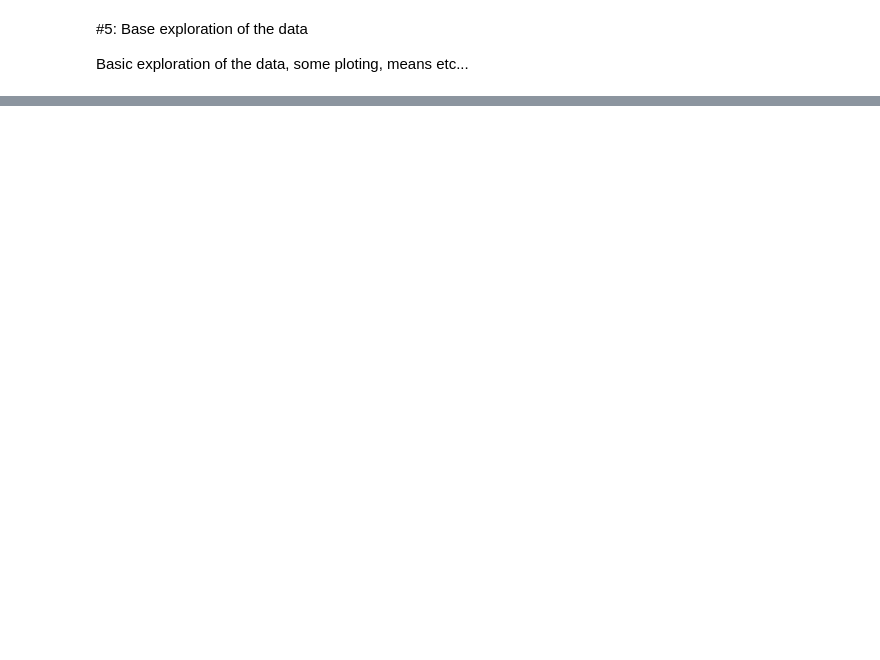
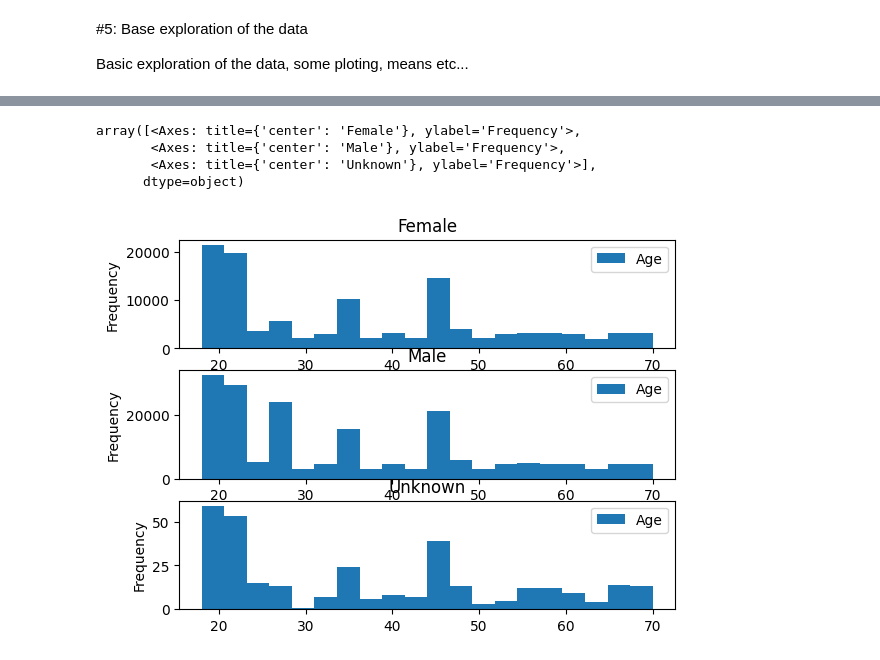
Before and after one commit to zfe-dev/PySpark-GoogleColab-Introduction, a Jupyter notebook: PySpark_Introduction.ipynb, the cells around one changed output, grey strips where cells are left out. Cells and saved outputs as stored; diff of their text form; code cells hidden in the pictures; blank space fills up the shorter version.

Commit message:
Base exploration with PySpark Pandas API

```diff
--- a/PySpark_Introduction.ipynb
+++ b/PySpark_Introduction.ipynb
@@ -36,7 +36,7 @@ spark = SparkSession.builder.appName("PySpark-Introduction").getOrCreate()
 #4: Read the CSV file available in the driver folder
 # %%
 %ls
-df = spark.read.csv("new_retail_data.csv")
+sp_df = spark.read.options(delimiter=",", header=True).csv("new_retail_data.csv")
 # %% [output]
 new_retail_data.csv  PySpark_Introduction.ipynb
 # %%
@@ -64 +69,3 @@ Basic exploration of the data, some ploting, means etc...
+# %%
+pd_df = sp_df.toPandas()
 # %% [markdown]
@@ -65,0 +96,10 @@ Basic exploration of the data, some ploting, means etc...
+# %%
+# Format Age column and show a histogram for all gender
+pd_df["Age"] = pd_df["Age"].astype(float)
+pd_df.plot.hist(column=["Age"], by="Gender", bins=20)
+# %% [output]
+array([<Axes: title={'center': 'Female'}, ylabel='Frequency'>,
+       <Axes: title={'center': 'Male'}, ylabel='Frequency'>,
+       <Axes: title={'center': 'Unknown'}, ylabel='Frequency'>],
+      dtype=object)
+[figure, added]
```
Also changed, not shown: parts of 14 cells of this notebook.
